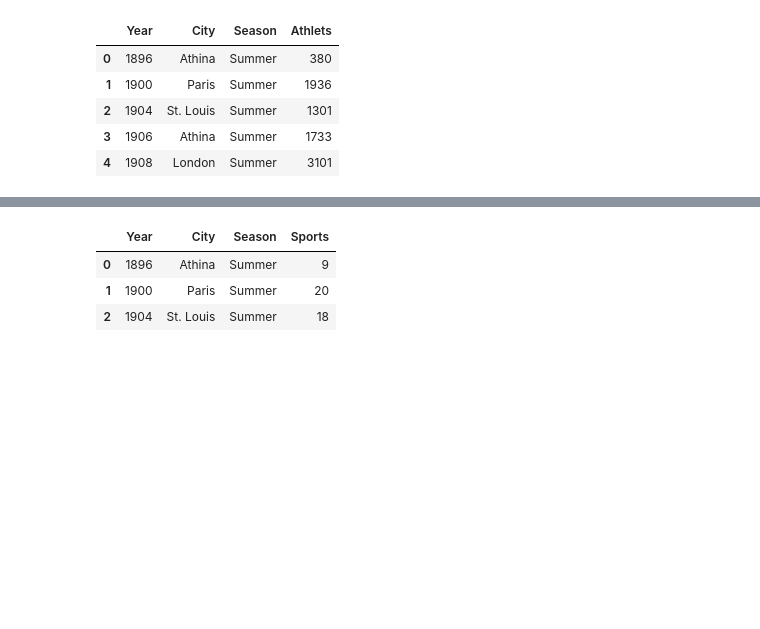
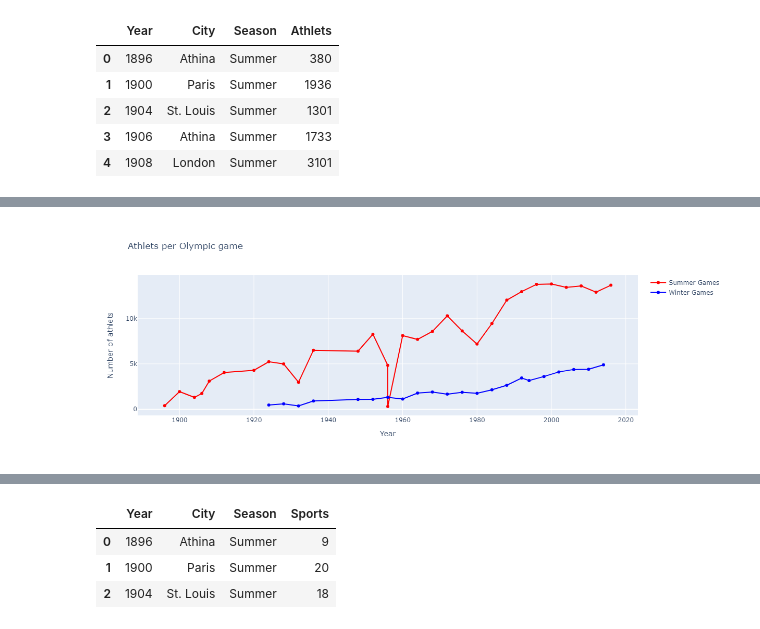
Before and after one commit to jyns417/Datathon, a Jupyter notebook: AhnJinDok/datathon1.ipynb, the cells around one changed output, grey strips where cells are left out. Cells and saved outputs as stored; diff of their text form; code cells hidden in the pictures; blank space fills up the shorter version.

```diff
--- a/AhnJinDok/datathon1.ipynb
+++ b/AhnJinDok/datathon1.ipynb
@@ -95,30 +97,34 @@ df.head(5)
 # %%
 # 연도별 동계하계 올림픽 선수 수
 dfS = df[df['Season']=='Summer']; dfW = df[df['Season']=='Winter']
 
 traceS = go.Scatter(
     x = dfS['Year'],y = dfS['Athlets'],
     name="Summer Games",
     marker=dict(color="Red"),
     mode = "markers+lines"
 )
 traceW = go.Scatter(
     x = dfW['Year'],y = dfW['Athlets'],
     name="Winter Games",
     marker=dict(color="Blue"),
     mode = "markers+lines"
 )
 
 data = [traceS, traceW]
 layout = dict(title = 'Athlets per Olympic game',
           xaxis = dict(title = 'Year', showticklabels=True),
           yaxis = dict(title = 'Number of athlets'),
           hovermode = 'closest'
          )
 fig = dict(data=data, layout=layout)
 iplot(fig, filename='events-athlets2')
+
+img = Image.open('athlets_per_olympic_game(scat).png')
+display(img)
 # %% [output]
 [interactive output not drawn]
+[figure, added]
 # %%
 traceS = go.Scatter(
     x = dfS['Year'],y = dfS['Athlets'],
```
Also changed, not shown: parts of 1 cell of this notebook.
